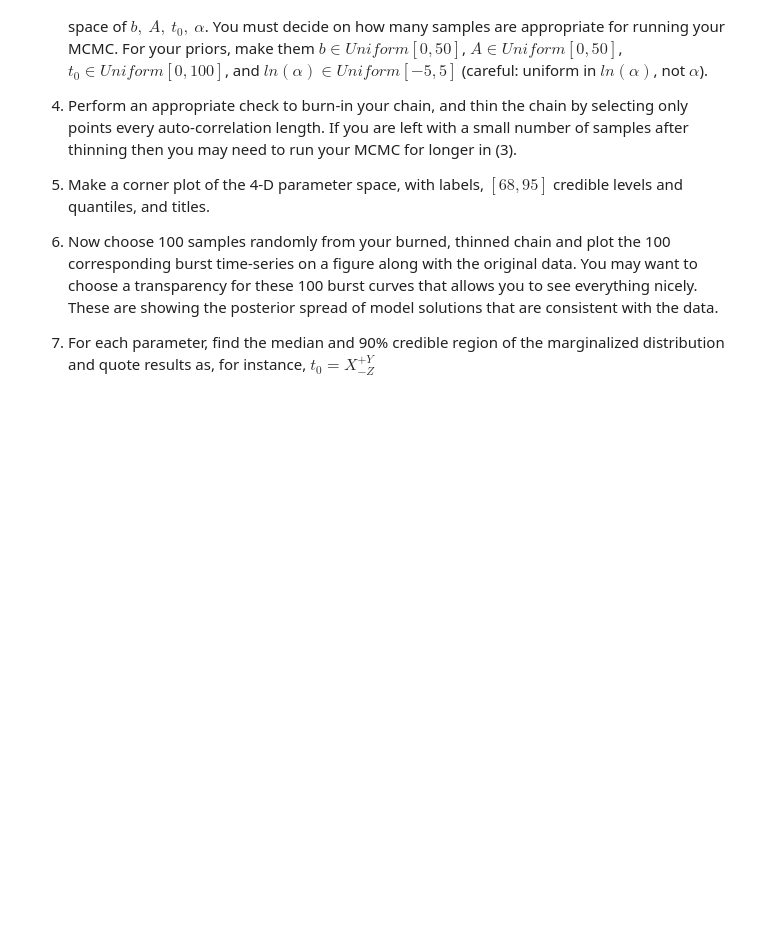
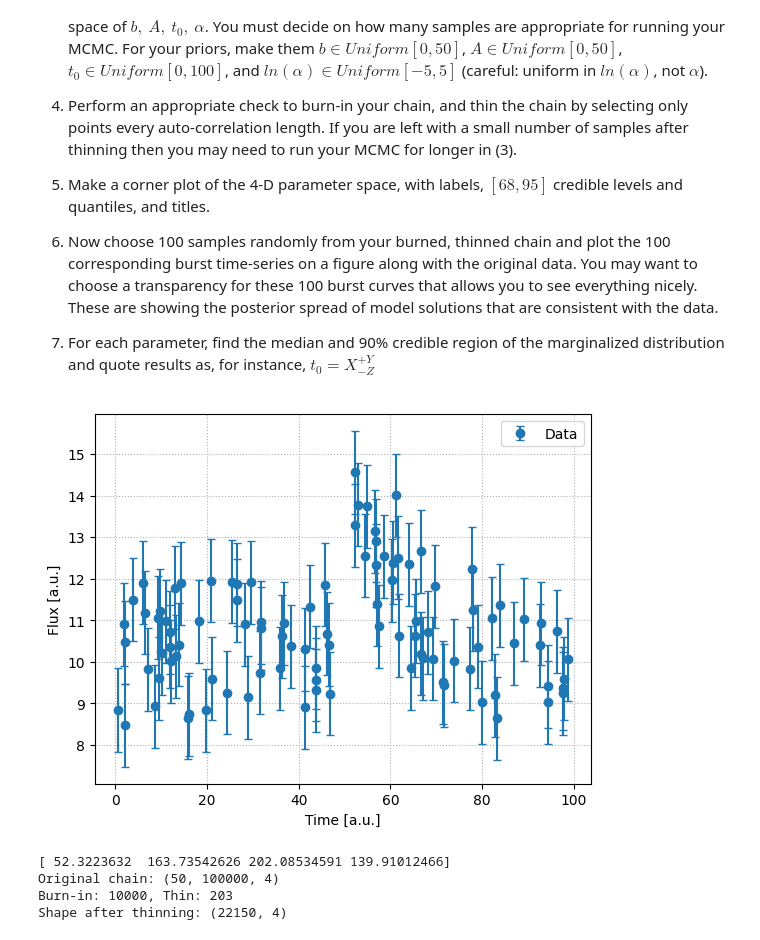
Before and after one commit to APozzi22/Astrostatistic, a Jupyter notebook: 11_Bayesian/Transient_Universe.ipynb, the cells around one changed output. Drawn from its saved outputs; the diff is of its cells as text; code cells hidden in the pictures; blank space fills up the shorter version.

Commit message:
Upgrade Transient_Uniserse.ipynb with solution

```diff
--- a/11_Bayesian/Transient_Universe.ipynb
+++ b/11_Bayesian/Transient_Universe.ipynb
@@ -43,0 +72,54 @@ from scipy.stats import uniform
+# %%
+# Import data
+path = '/home/alessia_pozzi/Astrostatistic/11_Bayesian/transient.npy'
+data = np.load(path)
+
+t = data[:, 0]
+flux = data[:, 1]
+err_flux = data[:, 2]
+
+# Plot data
+plt.errorbar(t, flux, err_flux, fmt='o', capsize=3, label = 'Data')
+#plt.title()
+plt.xlabel('Time [a.u.]')
+plt.ylabel('Flux [a.u.]')
+plt.legend()
+plt.grid(linestyle=':')
+plt.show()
+# %% [output]
+[figure, added]
+# %%
+# Limits of parameters distribution
+# N.B.: The order of the parameter is: b, A, t_0, ln(alpha)
+bounds = [[0, 50], [0, 50], [-5, 5], [0, 100]]
+
+ndim = 4  # number of parameters in the model
+nwalkers = 50  # number of MCMC walkers
+burn = 10000  # 'burn-in' period to let chains stabilize
+nsteps = 100000  # number of MCMC steps to take **for each walker**
+
+np.random.seed(0)
+starting_guesses = np.array([
+    np.random.uniform(bounds[0][0], bounds[0][1], nwalkers),       # b
+    np.random.uniform(bounds[1][0], bounds[1][1], nwalkers),       # A
+    np.random.uniform(bounds[2][0], bounds[2][1], nwalkers),       # ln(alpha)
+    np.random.uniform(bounds[3][0], bounds[3][1], nwalkers),       # t_0
+]).T
+
+sampler = emcee.EnsembleSampler(nwalkers, ndim, log_posterior, args=(t, flux, err_flux, bounds))
+sampler.run_mcmc(starting_guesses, nsteps, progress=True)
+
+tau = sampler.get_autocorr_time()
+print(tau)
+thin = int(np.max(tau)) + 1
+
+samples = sampler.get_chain(discard=burn, thin=thin, flat=True)
+
+print(f'Original chain: {sampler.chain.shape}') #original chain structure
+print(f'Burn-in: {burn}, Thin: {thin}')
+print(f'Shape after thinning: {samples.shape}')
+# %% [output]
+[ 52.3223632  163.73542626 202.08534591 139.91012466]
+Original chain: (50, 100000, 4)
+Burn-in: 10000, Thin: 203
+Shape after thinning: (22150, 4)
```
Also changed, not shown: parts of 6 cells of this notebook.
